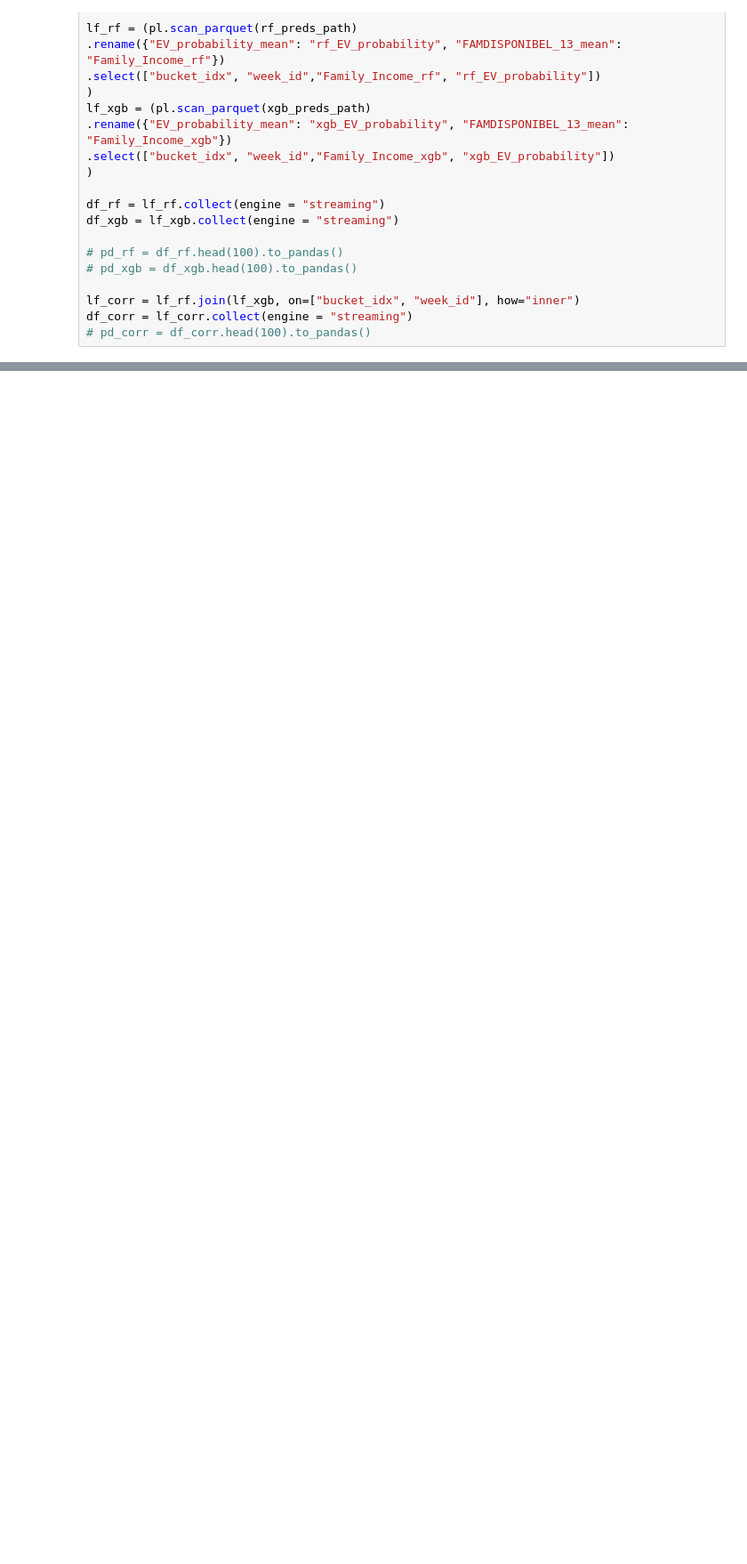
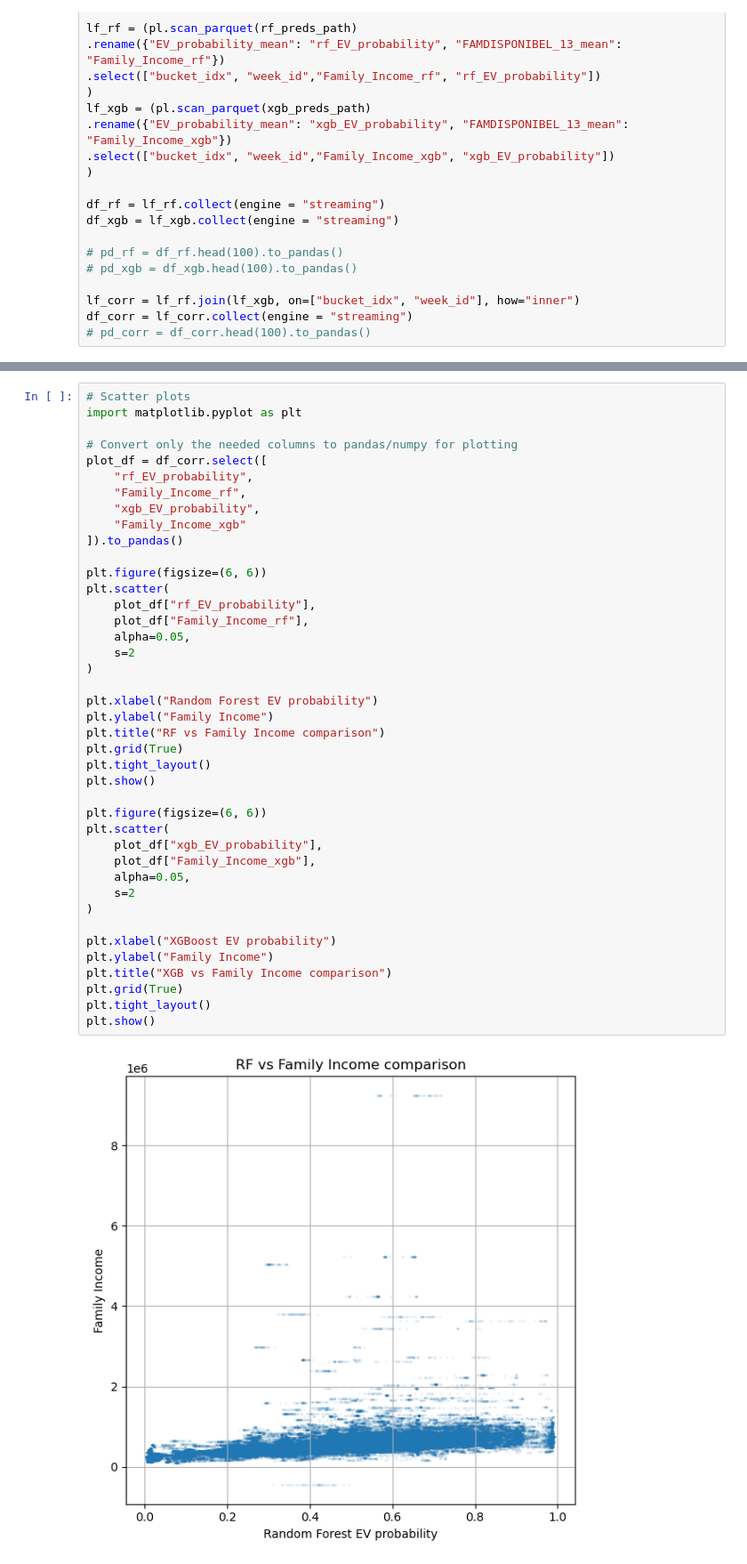
Before and after one commit to ChrisDoudesis/MSc-Thesis, a Jupyter notebook: src/RFvsXGB_correlation.ipynb, the cells around one changed output, grey strips where cells are left out. Shown at 89% size. Saved outputs shown, nothing was run; the diff lists cells and outputs as text; blank space fills up the shorter version.

Commit message:
scatters

```diff
--- a/src/RFvsXGB_correlation.ipynb
+++ b/src/RFvsXGB_correlation.ipynb
@@ -34,0 +44,43 @@ df_corr = lf_corr.collect(engine = "streaming")
+# %%
+# Scatter plots
+import matplotlib.pyplot as plt
+
+# Convert only the needed columns to pandas/numpy for plotting
+plot_df = df_corr.select([
+    "rf_EV_probability",
+    "Family_Income_rf",
+    "xgb_EV_probability",
+    "Family_Income_xgb"
+]).to_pandas()
+
+plt.figure(figsize=(6, 6))
+plt.scatter(
+    plot_df["rf_EV_probability"],
+    plot_df["Family_Income_rf"],
+    alpha=0.05,
+    s=2
+)
+
+plt.xlabel("Random Forest EV probability")
+plt.ylabel("Family Income")
+plt.title("RF vs Family Income comparison")
+plt.grid(True)
+plt.tight_layout()
+plt.show()
+
+plt.figure(figsize=(6, 6))
+plt.scatter(
+    plot_df["xgb_EV_probability"],
+    plot_df["Family_Income_xgb"],
+    alpha=0.05,
+    s=2
+)
+
+plt.xlabel("XGBoost EV probability")
+plt.ylabel("Family Income")
+plt.title("XGB vs Family Income comparison")
+plt.grid(True)
+plt.tight_layout()
+plt.show()
+# %% [output]
+[figure, added]
```
Also changed, not shown: parts of 3 cells of this notebook.
